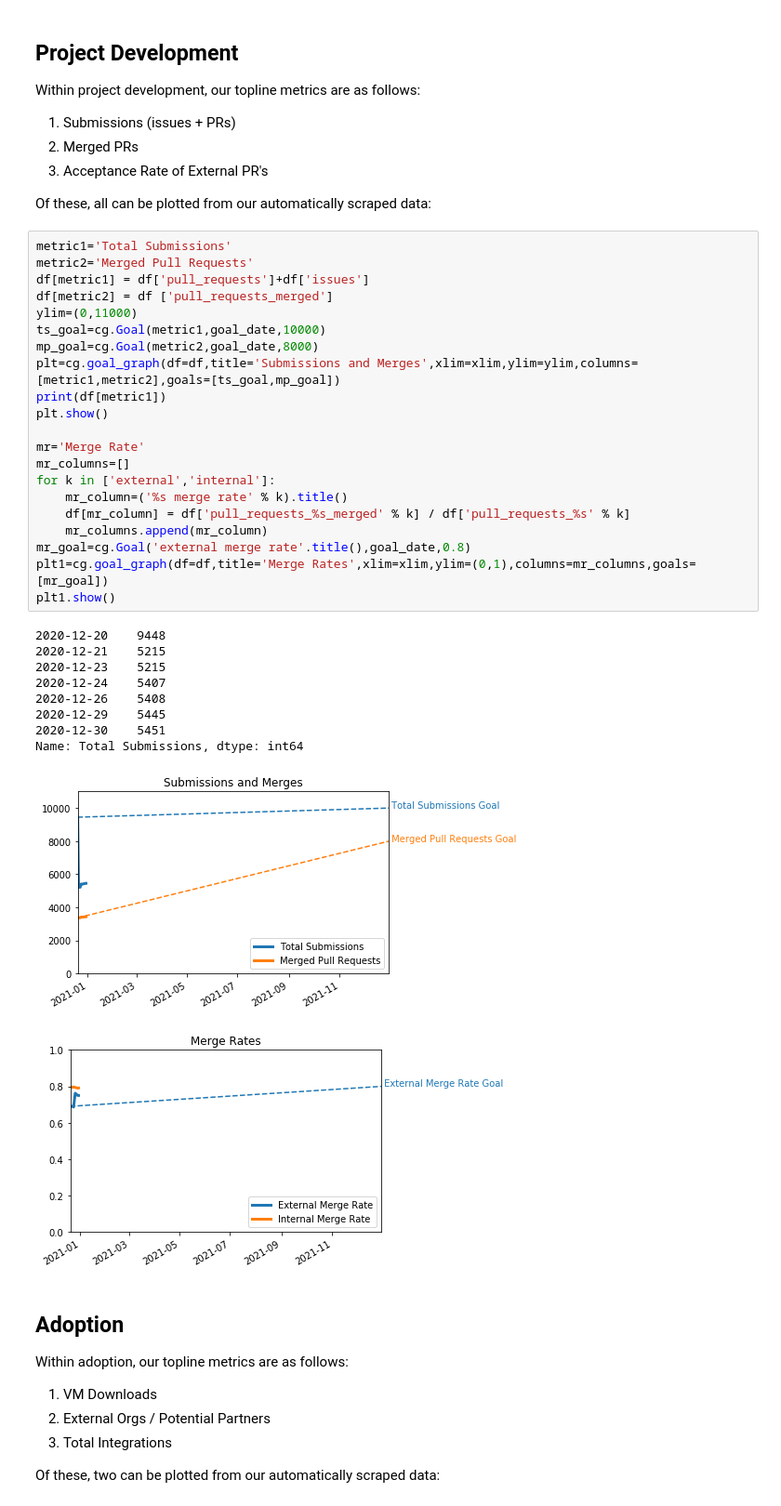
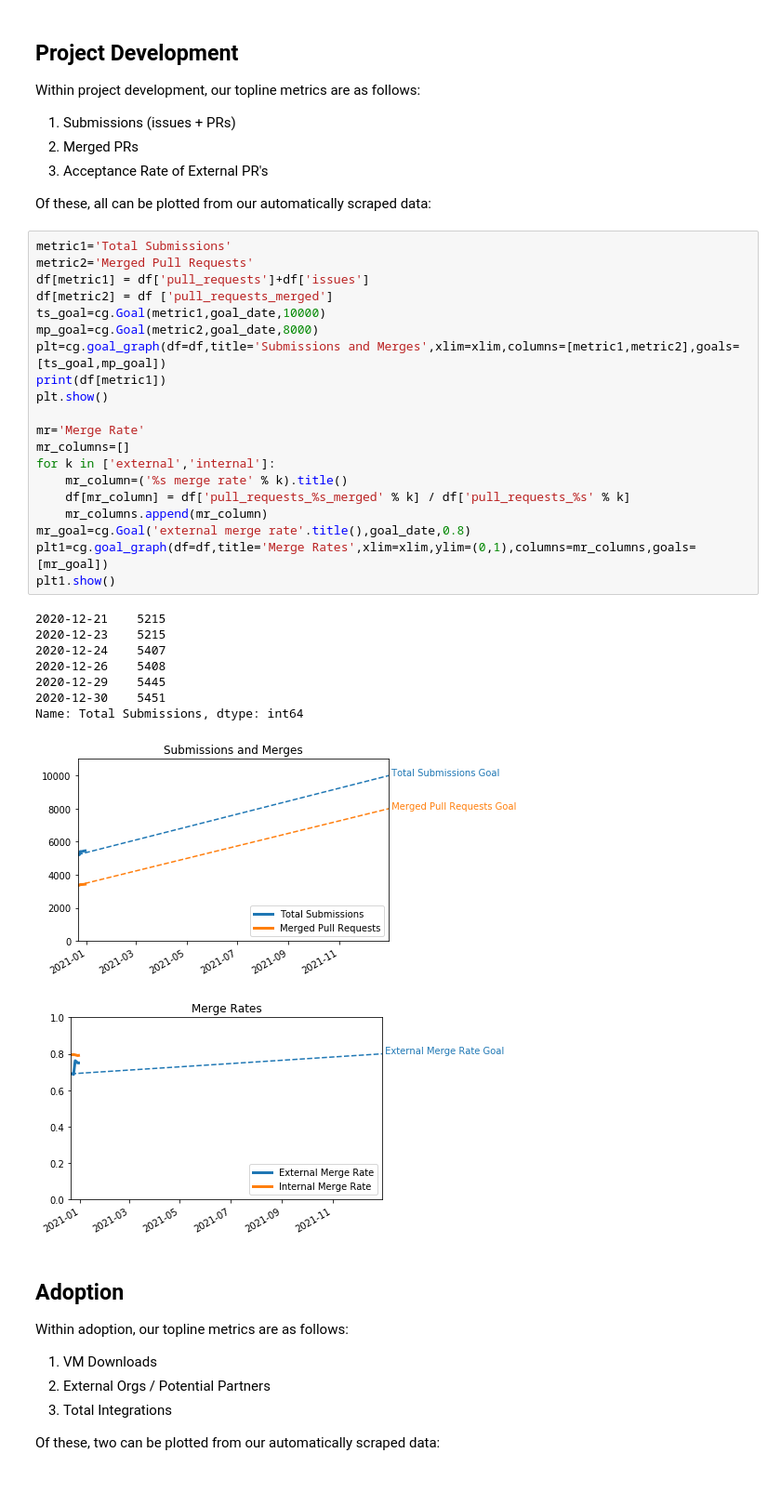
Before and after one commit to Seagate/cortx, a Jupyter notebook: metrics/CORTX_Metrics_Topline_Report.ipynb, the cells around one changed output. Shown at 93% size. Drawn from its saved outputs; the diff is of its cells as text.

```diff
--- a/metrics/CORTX_Metrics_Topline_Report.ipynb
+++ b/metrics/CORTX_Metrics_Topline_Report.ipynb
@@ -87,35 +82,33 @@ Of these, all can be plotted from our automatically scraped data:
 # %%
 metric1='Total Submissions'
 metric2='Merged Pull Requests'
 df[metric1] = df['pull_requests']+df['issues']
 df[metric2] = df ['pull_requests_merged']
-ylim=(0,11000)
 ts_goal=cg.Goal(metric1,goal_date,10000)
 mp_goal=cg.Goal(metric2,goal_date,8000)
-plt=cg.goal_graph(df=df,title='Submissions and Merges',xlim=xlim,ylim=ylim,columns=[metric1,metric2],goals=[ts_goal,mp_goal])
+plt=cg.goal_graph(df=df,title='Submissions and Merges',xlim=xlim,columns=[metric1,metric2],goals=[ts_goal,mp_goal])
 print(df[metric1])
 plt.show()
 
 mr='Merge Rate'
 mr_columns=[]
 for k in ['external','internal']:
     mr_column=('%s merge rate' % k).title()
     df[mr_column] = df['pull_requests_%s_merged' % k] / df['pull_requests_%s' % k]
     mr_columns.append(mr_column)
 mr_goal=cg.Goal('external merge rate'.title(),goal_date,0.8)
 plt1=cg.goal_graph(df=df,title='Merge Rates',xlim=xlim,ylim=(0,1),columns=mr_columns,goals=[mr_goal])
 plt1.show()
 # %% [output]
-2020-12-20    9448
 2020-12-21    5215
 2020-12-23    5215
 2020-12-24    5407
 2020-12-26    5408
 2020-12-29    5445
 2020-12-30    5451
 Name: Total Submissions, dtype: int64
-[figure, old version]
+[figure, new version]
-[figure, old version]
+[figure, new version]
 # %% [markdown]
 ## Adoption
 
```
Also changed, not shown: parts of 4 cells of this notebook, 1 other file.
